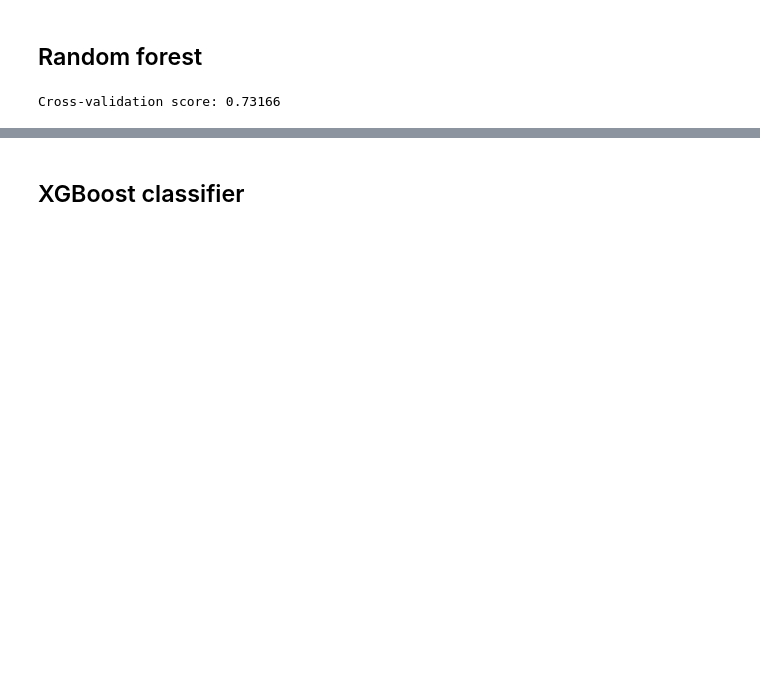
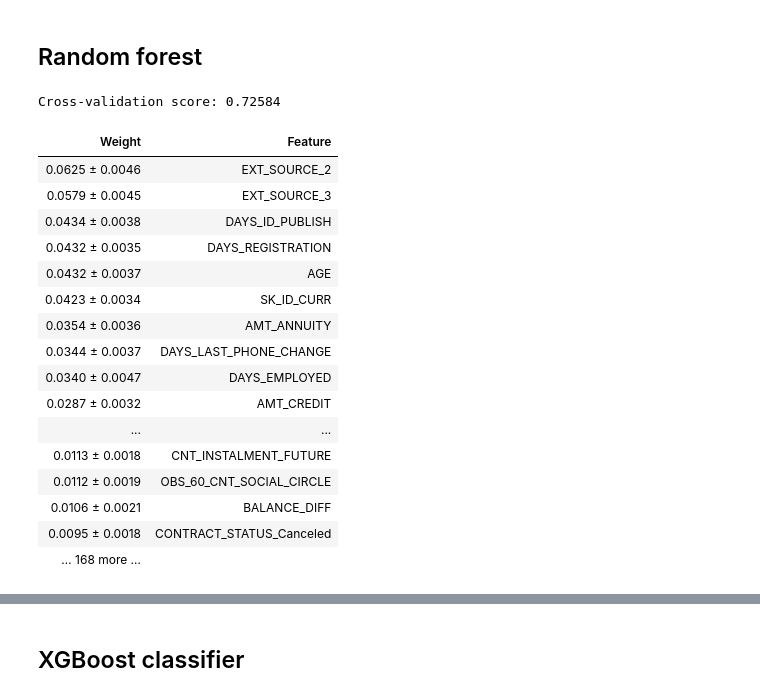
Before and after one commit to Gedas-LT/kaggle-home-credit, a Jupyter notebook: notebook.ipynb, the cells around one changed output, grey strips where cells are left out. Saved outputs shown, nothing was run; the diff lists cells and outputs as text; code cells hidden in the pictures; blank space fills up the shorter version.

```diff
--- a/notebook.ipynb
+++ b/notebook.ipynb
@@ -927,6 +975,6 @@ param_grid = {
     "model__learning_rate": ["invscaling"],
 }
 # %%
-param_search = HalvingGridSearchCV(estimator=sgd_pipe, param_grid=param_grid, scoring="roc_auc", verbose=2)
-param_search.fit(X_train, y_train)
+#param_search = HalvingGridSearchCV(estimator=sgd_pipe, param_grid=param_grid, scoring="roc_auc", verbose=2)
+#param_search.fit(X_train, y_train)
 # %%
@@ -955,21 +1002,38 @@ Wall time: 3.88 s
 # %%
-
-forest = RandomForestClassifier(random_state=42)
-
-forest_pipe = Pipeline(
-    steps=[
-        ("preprocessor", preprocessor),
-        ("selector", SelectFromModel(estimator=forest, threshold="0.4*mean")),
-        ("model", forest)
-    ]
-)
-
 forest_pipe.fit(X_train, y_train)
 forest_probs = forest_pipe.predict_proba(X_val)
 forest_score_rt = round(roc_auc_score(y_val, forest_probs[:, 1]), 5)
 print("Cross-validation score:", forest_score_rt)
 # %% [output]
-Cross-validation score: 0.73166
+Cross-validation score: 0.72584
+# %%
+# Steps for getting names of features used in ELI5.
+
+features_before_ohe = forest_pipe.named_steps["preprocessor"].transformers_[0][2]
+forest_features = forest_pipe.named_steps["preprocessor"].named_transformers_["cat_transformer"].get_feature_names_out(features_before_ohe).tolist()
+remainder_features_indexes = forest_pipe.named_steps["preprocessor"].transformers_[1][2]
+remainder_features = X_train.columns[remainder_features_indexes]
+forest_features.extend(remainder_features)
+# %%
+eli5.explain_weights(forest_pipe.named_steps["model"], top=30, feature_names=forest_features)
+# %% [output]
+| Weight | Feature |
+| 0.0625 ± 0.0046 | EXT_SOURCE_2 |
+| 0.0579 ± 0.0045 | EXT_SOURCE_3 |
+| 0.0434 ± 0.0038 | DAYS_ID_PUBLISH |
+| 0.0432 ± 0.0035 | DAYS_REGISTRATION |
+| 0.0432 ± 0.0037 | AGE |
+| 0.0423 ± 0.0034 | SK_ID_CURR |
+| 0.0354 ± 0.0036 | AMT_ANNUITY |
+| 0.0344 ± 0.0037 | DAYS_LAST_PHONE_CHANGE |
+| 0.0340 ± 0.0047 | DAYS_EMPLOYED |
+| 0.0287 ± 0.0032 | AMT_CREDIT |
+| ... | ... |
+| 0.0113 ± 0.0018 | CNT_INSTALMENT_FUTURE |
+| 0.0112 ± 0.0019 | OBS_60_CNT_SOCIAL_CIRCLE |
+| 0.0106 ± 0.0021 | BALANCE_DIFF |
+| 0.0095 ± 0.0018 | CONTRACT_STATUS_Canceled |
+| … 168 more … |  |
 # %%
 %%time
 
```
Also changed, not shown: parts of 37 cells of this notebook, 1 other file.
